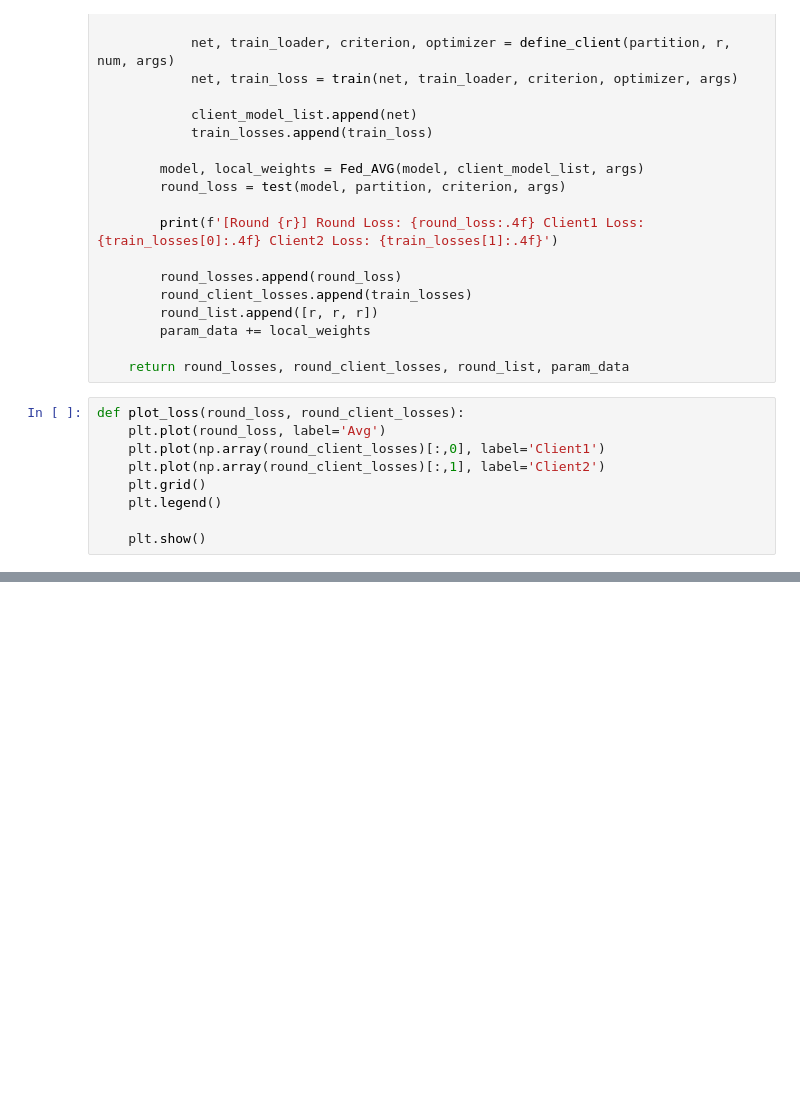
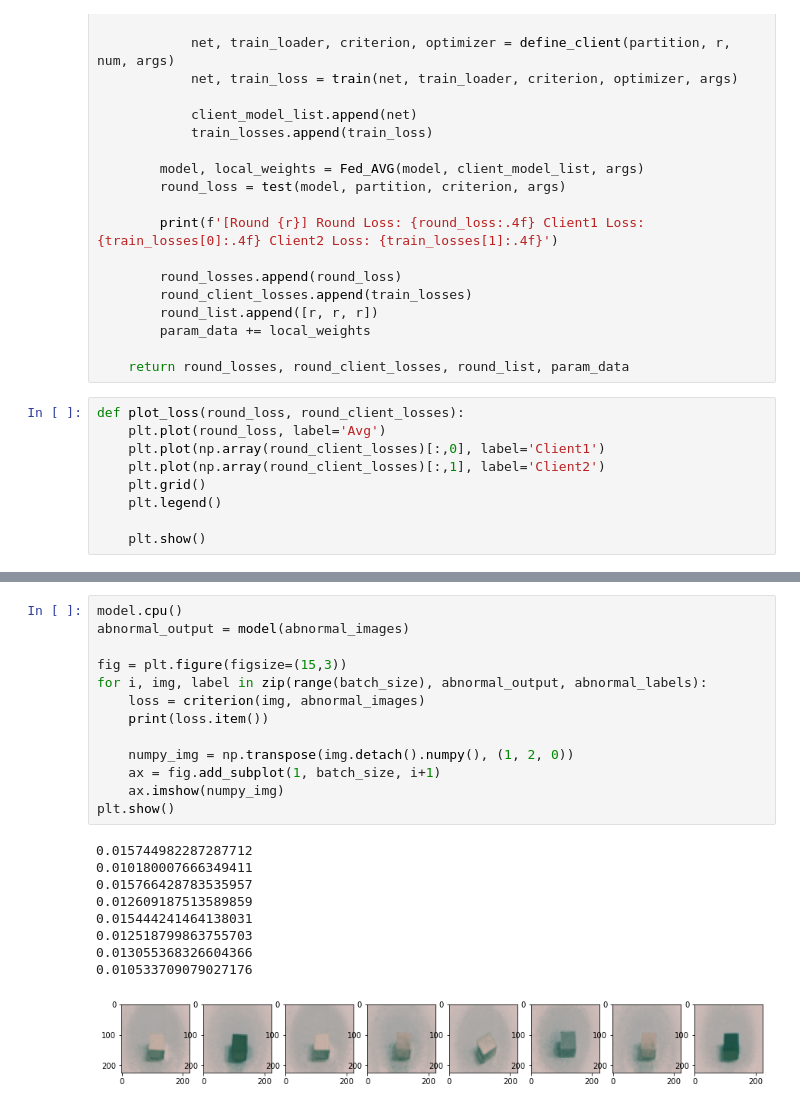
Before and after one commit to ehdbslee/CapstoneDesign-II-, a Jupyter notebook: FL.ipynb, the cells around one changed output, grey strips where cells are left out. Saved outputs shown, nothing was run; the diff lists cells and outputs as text; blank space fills up the shorter version.

```diff
--- a/FL.ipynb
+++ b/FL.ipynb
@@ -280,0 +340,23 @@ plot_loss(round_loss, round_client_losses)
+# %%
+model.cpu()
+abnormal_output = model(abnormal_images)
+
+fig = plt.figure(figsize=(15,3))
+for i, img, label in zip(range(batch_size), abnormal_output, abnormal_labels):
+    loss = criterion(img, abnormal_images)
+    print(loss.item())
+
+    numpy_img = np.transpose(img.detach().numpy(), (1, 2, 0))
+    ax = fig.add_subplot(1, batch_size, i+1)
+    ax.imshow(numpy_img)
+plt.show()
+# %% [output]
+0.015744982287287712
+0.010180007666349411
+0.015766428783535957
+0.012609187513589859
+0.015444241464138031
+0.012518799863755703
+0.013055368326604366
+0.010533709079027176
+[figure, added]
```
Also changed, not shown: parts of 4 cells of this notebook, 3 other files.
